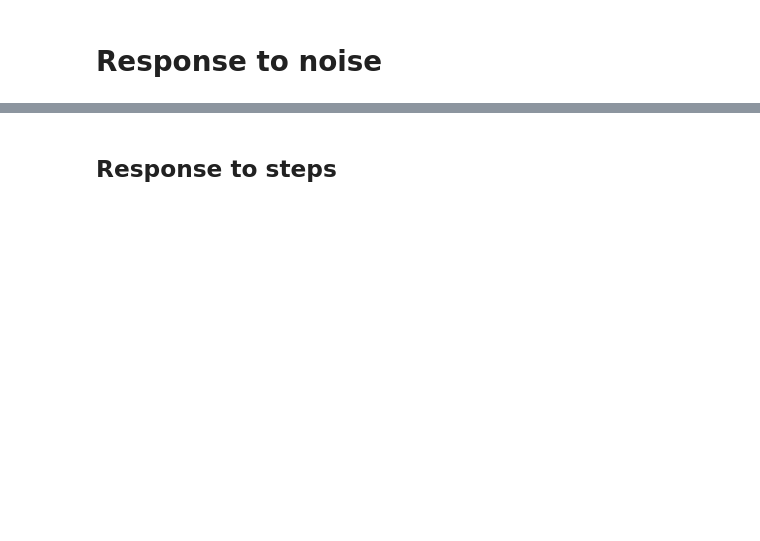
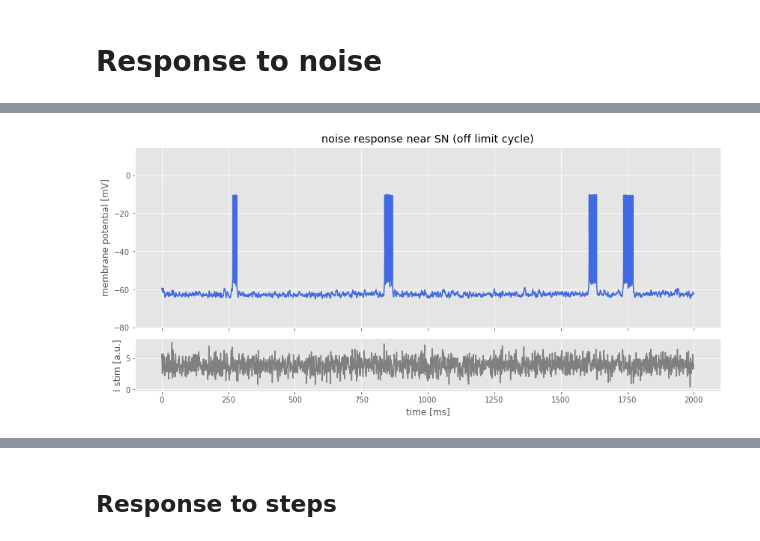
Before and after one commit to abrazhe/nbpc-china, a Jupyter notebook: notebooks/InapIk-model-bifurcations-student.ipynb, the cells around one changed output, grey strips where cells are left out. Drawn from its saved outputs; the diff is of its cells as text; code cells hidden in the pictures; blank space fills up the shorter version.

```diff
--- a/notebooks/InapIk-model-bifurcations-student.ipynb
+++ b/notebooks/InapIk-model-bifurcations-student.ipynb
@@ -397,10 +490,12 @@ print (init_state_snoff)
 # %%
 
-plot_with_i_dyn(snoff_neuron, init_state_snoff, i_stim_noise,tstop=1e4-1,
+plot_with_i_dyn(snoff_neuron, init_state_snoff, i_stim_noise,tstop=0.2e4-1,
                 title='noise response near SN (off limit cycle)')
 #gcf().axes[1].set_ylim(2,6)
 #for ax in gcf().axes:
 #    ax.set_xlim(350,450)
+# %% [output]
+[figure, added]
 # %%
 %%time
 
```
Also changed, not shown: parts of 38 cells of this notebook.
